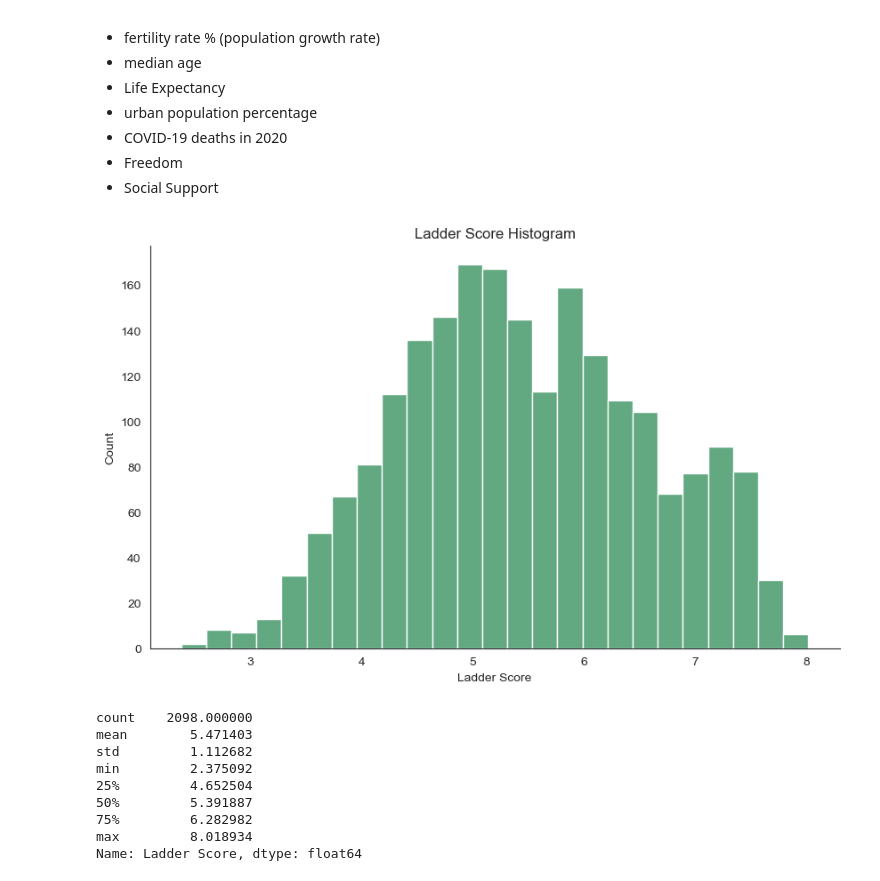
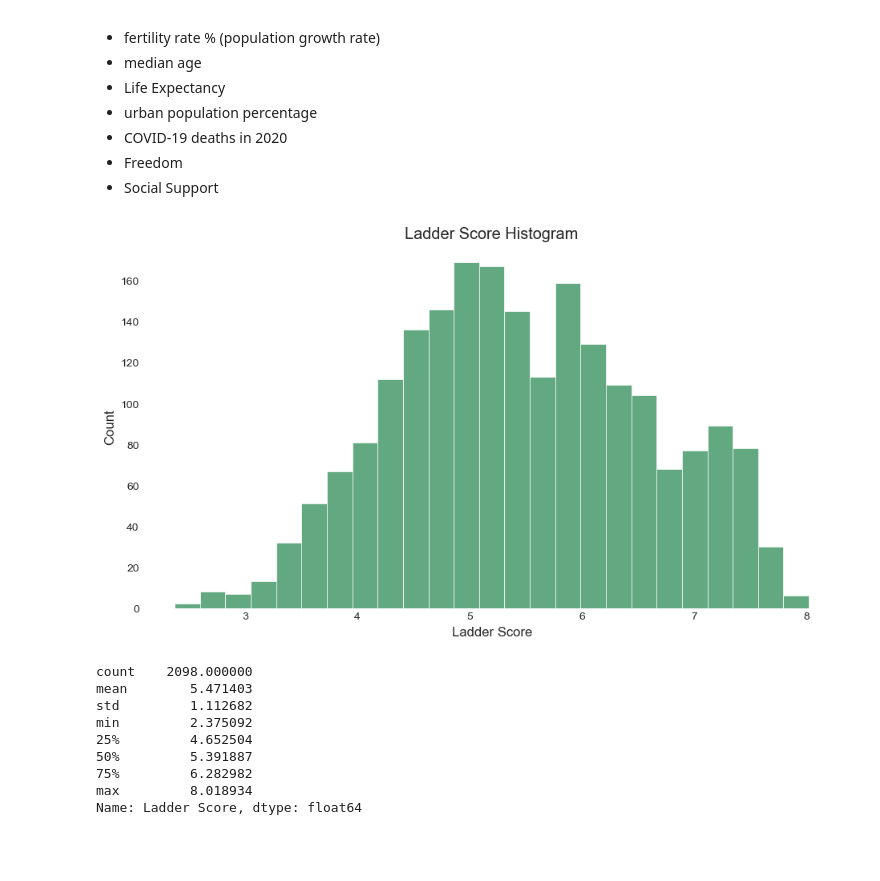
Before and after one commit to paul-trood/Portfolio-World_Happiness_Report, a Jupyter notebook: world_happiness.ipynb, the cells around one changed output. Cells and saved outputs as stored; diff of their text form; code cells hidden in the pictures; blank space fills up the shorter version.

```diff
--- a/world_happiness.ipynb
+++ b/world_happiness.ipynb
@@ -51,6 +43,7 @@ import numpy as np
 import matplotlib.pyplot as plt
 import seaborn as sns
 import matplotlib.style as style
+style.use("fivethirtyeight")
 %matplotlib inline
 # %%
 # Load-in datasets
@@ -605,6 +562,0 @@ income = pd.read_csv("World_dev.csv", index_col = "ShortName").to_dict()
-# %%
-# Takes our dictionary and restricts it to only IncomeGroup values
-income_group_dict = income["IncomeGroup"]
-
-# Utilizes constructed dictionary above to map income classifications to each Country
-combined_report["Income Group"] = combined_report["Country"].map(income_group_dict)
@@ -675,16 +586,0 @@ We'd rather have four unique groups instead of five groups with 1 income group s
-# %%
-# Rename High income: OECD abd High income: nonOECD to High income
-combined_report["Income Group"] = combined_report["Income Group"].str.replace("High income: OECD", "High income")\
-                                                                 .str.replace("High income: nonOECD", "High income")
-
-# Countries with alternative name formats in "World_dev.csv"
-# Some countries are not listed in "World_dev.csv", thus will be excluded from mapping
-miising_income_dict = {
-                        "Hong Kong S.A.R. of China":"High income",
-                        "South Korea":"High income",
-                        "Syria":"Lower middle income",
-                        "Slovakia":"High income"
-                      }
-
-# Fills in remaining values in income group
-combined_report["Income Group"] = combined_report["Income Group"].fillna(combined_report["Country"].map(miising_income_dict))
@@ -915,14 +789,14 @@ A few other variables that may correlate to happiness include:
 # %%
 sns.set_style("white")
 
 # Ladder Score distribution
 plt.subplots(figsize = (10,6), dpi = 100)
 ax = sns.histplot(x="Ladder Score", data=full_report, color="seagreen", bins=25)
-sns.despine()
+plt.gca().spines[["top", "bottom", "left", "right"]].set_visible(False)
 plt.title("Ladder Score Histogram")
 plt.show()
 # %% [output]
-[figure, old version]
+[figure, new version]
 # %%
 full_report["Ladder Score"].describe()
 # %% [output]
```
Also changed, not shown: parts of 45 cells of this notebook.
